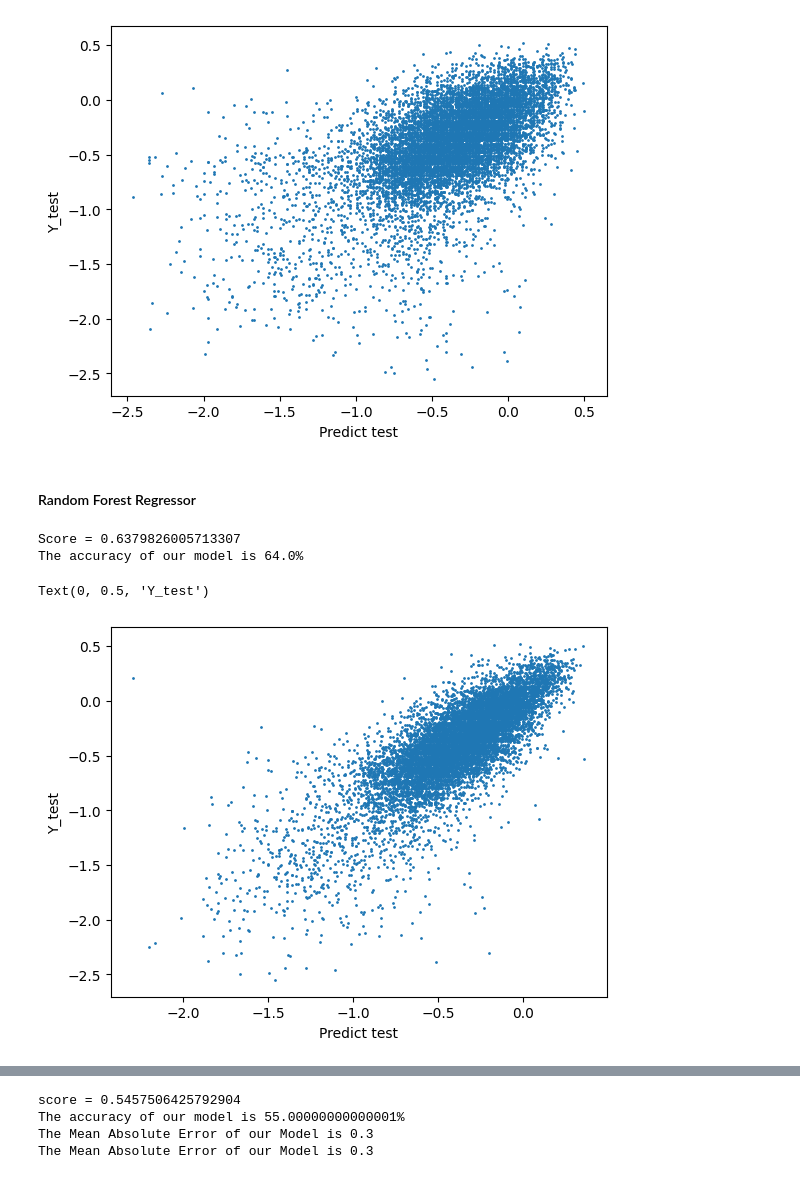
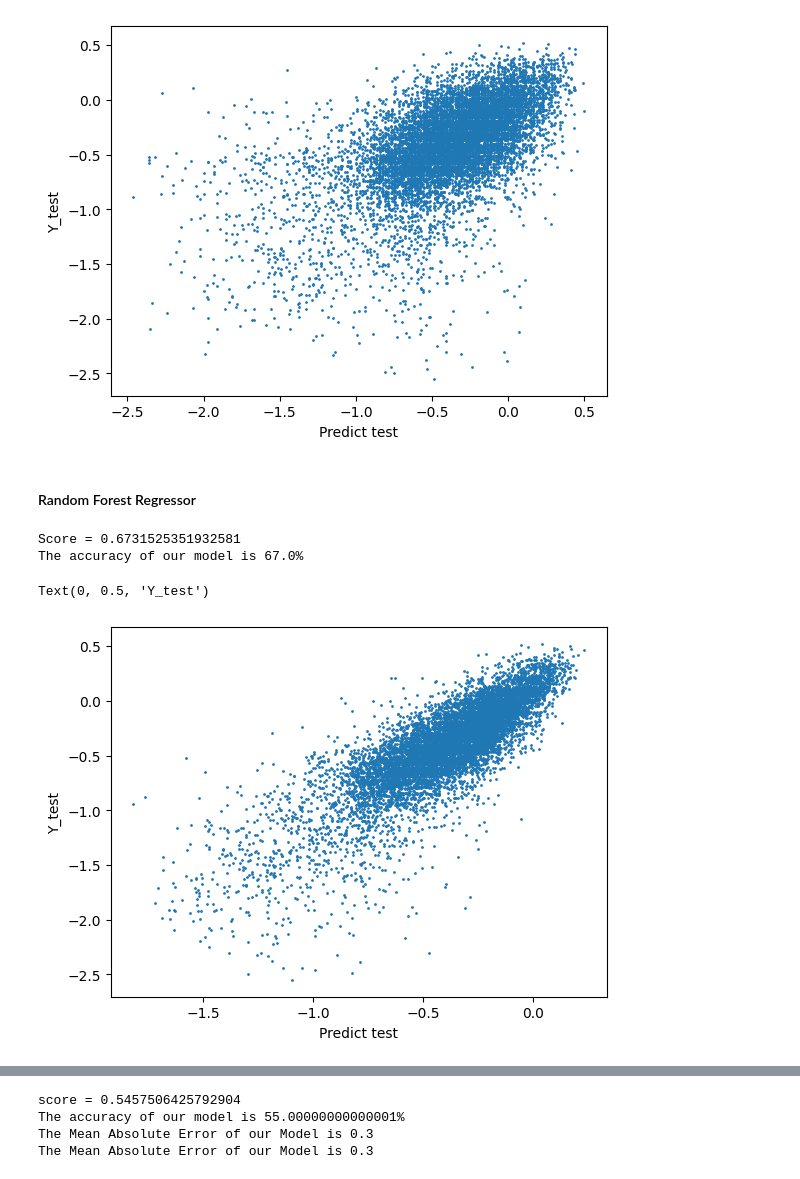
Before and after one commit to ceflopes/splusspectra, a Jupyter notebook: RedeNeural/OutrosMetodos.ipynb, the cells around one changed output, grey strips where cells are left out. Saved outputs shown, nothing was run; the diff lists cells and outputs as text; code cells hidden in the pictures.

```diff
--- a/RedeNeural/OutrosMetodos.ipynb
+++ b/RedeNeural/OutrosMetodos.ipynb
@@ -418,27 +418,27 @@ The Mean Absolute Error of our Model is 0.26
 
 Score = 0.19215992157572614
 [figure]
-# %% [markdown]
-#### Random Forest Regressor
-# %%
-feh = RandomForestRegressor(n_estimators= 5, max_depth = 50)
-feh.fit(x_train, y_train)
-predfeh = feh.predict(x_test)
-
-print(f'Score = {feh.score(x_test, y_test)}')
-
-score1 = r2_score(y_test, predfeh)
-print("The accuracy of our model is {}%".format(round(score1, 2) *100))
-
-# plota o pred de acordo com o Y_test (teff)
-plt.scatter(predfeh, y_test, s=1)
-#plt.xlim(-1, 1)
-#plt.ylim(-1, 1)
-plt.xlabel('Predict test')
-plt.ylabel('Y_test')
-# %% [output]
-Score = 0.6379826005713307
-The accuracy of our model is 64.0%
-Text(0, 0.5, 'Y_test')
-[figure, removed]
+# %% [markdown]
+#### Random Forest Regressor
+# %%
+feh = RandomForestRegressor(n_estimators=1000, max_depth=50, min_samples_split=2, min_samples_leaf=2, max_features="log2", bootstrap=True, oob_score=True, n_jobs=20, warm_start=True)
+feh.fit(x_train, y_train)
+predfeh = feh.predict(x_test)
+
+print(f'Score = {feh.score(x_test, y_test)}')
+
+score1 = r2_score(y_test, predfeh)
+print("The accuracy of our model is {}%".format(round(score1, 2) *100))
+
+# plota o pred de acordo com o Y_test (teff)
+plt.scatter(predfeh, y_test, s=1)
+#plt.xlim(-1, 1)
+#plt.ylim(-1, 1)
+plt.xlabel('Predict test')
+plt.ylabel('Y_test')
+# %% [output]
+Score = 0.6731525351932581
+The accuracy of our model is 67.0%
+Text(0, 0.5, 'Y_test')
+[figure, added]
 # %%
```
Also changed, not shown: parts of 26 cells of this notebook.
